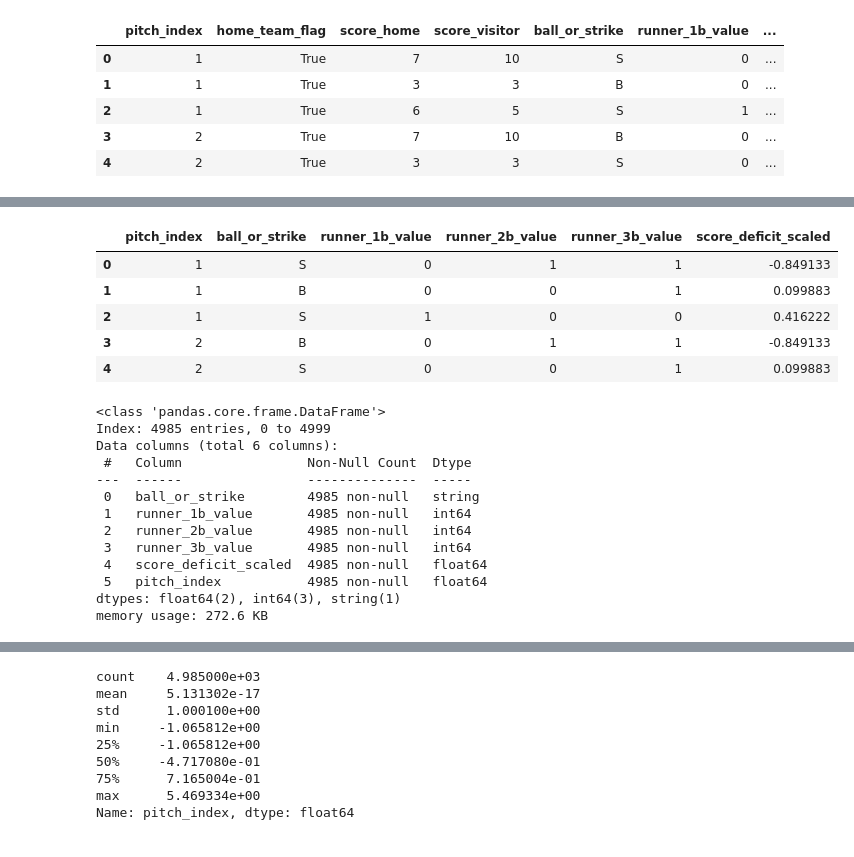
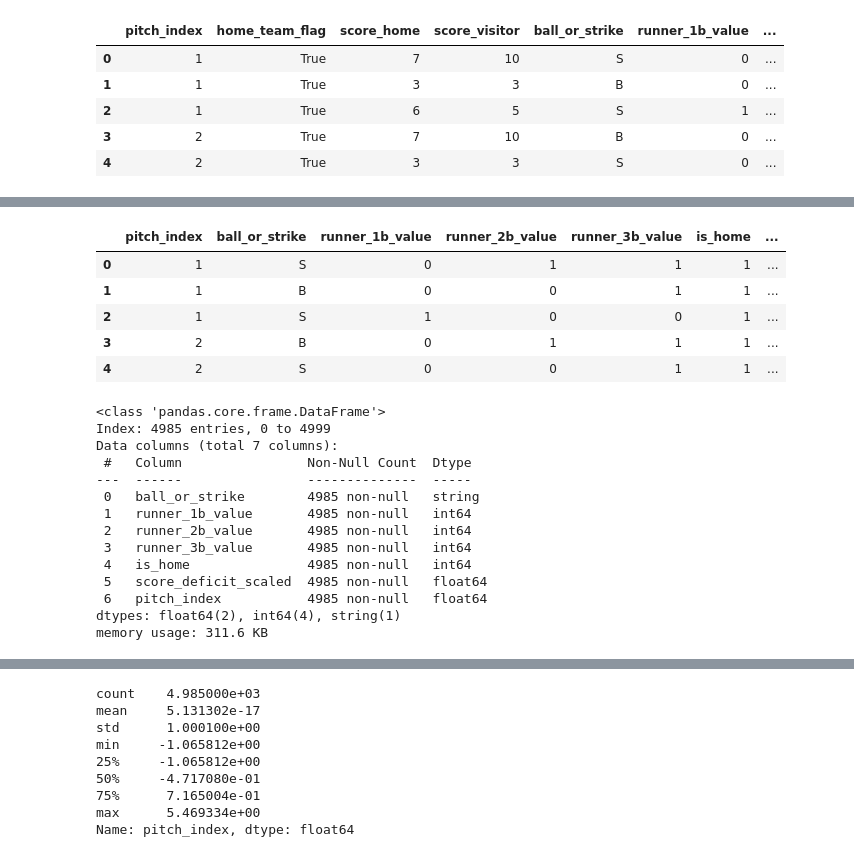
Before and after one commit to glroland/baseball, a Jupyter notebook: src/predict/predict_pitch_experiment.ipynb, the cells around one changed output, grey strips where cells are left out. Cells and saved outputs as stored; diff of their text form; code cells hidden in the pictures.

```diff
--- a/src/predict/predict_pitch_experiment.ipynb
+++ b/src/predict/predict_pitch_experiment.ipynb
@@ -131,7 +130,8 @@ def override_with_stable_data(df):
 Prepare data for classification.
 # %%
 # focus data frame on prediction values
-df = full_df[["pitch_index", "runner_1b", "runner_2b", "runner_3b", "home_team_flag", "score_home", "score_visitor", "ball_or_strike"]]
+df = full_df[["pitch_index", "runner_1b", "runner_2b", "runner_3b", "home_team_flag", "score_home", "score_visitor",
+              "ball_or_strike"]]
 df = df[df['ball_or_strike'].notnull()]
 
 df = df.convert_dtypes()
@@ -160,3 +160,16 @@ df.head()
 | 2 | 1 | True | 6 | 5 | S | 1 | ... |
 | 3 | 2 | True | 7 | 10 | B | 0 | ... |
 | 4 | 2 | True | 3 | 3 | S | 0 | ... |
+# %%
+def one_for_true(row, label):
+    v = row[label]
+    if v:
+        return VALUE_TRUE
+    else:
+        return VALUE_FALSE
+
+df['is_home'] = df.apply(lambda x: one_for_true(x, "home_team_flag"), axis=1)
+#df['is_night'] = df.apply(lambda x: one_for_true(x, "night_flag"), axis=1)
+#df.drop('night_flag', axis=1, inplace=True)
+
+df.head()
@@ -203,38 +207,39 @@ df.iloc[:,5:6]
 # %%
 scaler = StandardScaler()
-scaler.fit(df.iloc[:,5:6])
-df["score_deficit_scaled"] = scaler.transform(df.iloc[:,5:6])
+scaler.fit(df.iloc[:,df.columns.get_loc('score_deficit'):df.columns.get_loc('score_deficit')+1])
+df["score_deficit_scaled"] = scaler.transform(df.iloc[:,df.columns.get_loc('score_deficit'):df.columns.get_loc('score_deficit')+1])
 df = df.drop('score_deficit', axis=1)
 
 df.head()
 # %% [output]
-|  | pitch_index | ball_or_strike | runner_1b_value | runner_2b_value | runner_3b_value | score_deficit_scaled |
-| 0 | 1 | S | 0 | 1 | 1 | -0.849133 |
-| 1 | 1 | B | 0 | 0 | 1 | 0.099883 |
-| 2 | 1 | S | 1 | 0 | 0 | 0.416222 |
-| 3 | 2 | B | 0 | 1 | 1 | -0.849133 |
-| 4 | 2 | S | 0 | 0 | 1 | 0.099883 |
+|  | pitch_index | ball_or_strike | runner_1b_value | runner_2b_value | runner_3b_value | is_home | ... |
+| 0 | 1 | S | 0 | 1 | 1 | 1 | ... |
+| 1 | 1 | B | 0 | 0 | 1 | 1 | ... |
+| 2 | 1 | S | 1 | 0 | 0 | 1 | ... |
+| 3 | 2 | B | 0 | 1 | 1 | 1 | ... |
+| 4 | 2 | S | 0 | 0 | 1 | 1 | ... |
 # %%
 scaler = StandardScaler()
-scaler.fit(df.iloc[:,:1])
+scaler.fit(df.iloc[:,df.columns.get_loc('pitch_index'):df.columns.get_loc('pitch_index')+1])
 df_scaled = df.drop('pitch_index', axis=1)
-df_scaled["pitch_index"] = scaler.transform(df.iloc[:,:1])
+df_scaled["pitch_index"] = scaler.transform(df.iloc[:,df.columns.get_loc('pitch_index'):df.columns.get_loc('pitch_index')+1])
 
 df_scaled.info()
 # %% [output]
 <class 'pandas.core.frame.DataFrame'>
 Index: 4985 entries, 0 to 4999
-Data columns (total 6 columns):
+Data columns (total 7 columns):
  #   Column                Non-Null Count  Dtype
 ---  ------                --------------  -----
  0   ball_or_strike        4985 non-null   string
  1   runner_1b_value       4985 non-null   int64
  2   runner_2b_value       4985 non-null   int64
  3   runner_3b_value       4985 non-null   int64
- 4   score_deficit_scaled  4985 non-null   float64
- 5   pitch_index           4985 non-null   float64
-dtypes: float64(2), int64(3), string(1)
-memory usage: 272.6 KB
+ 4   is_home               4985 non-null   int64
+ 5   score_deficit_scaled  4985 non-null   float64
+ 6   pitch_index           4985 non-null   float64
+dtypes: float64(2), int64(4), string(1)
+memory usage: 311.6 KB
 # %%
 categorical_cols = ["ball_or_strike"]
 df_dummies = pd.get_dummies(df_scaled,
```
Also changed, not shown: parts of 11 cells of this notebook.
